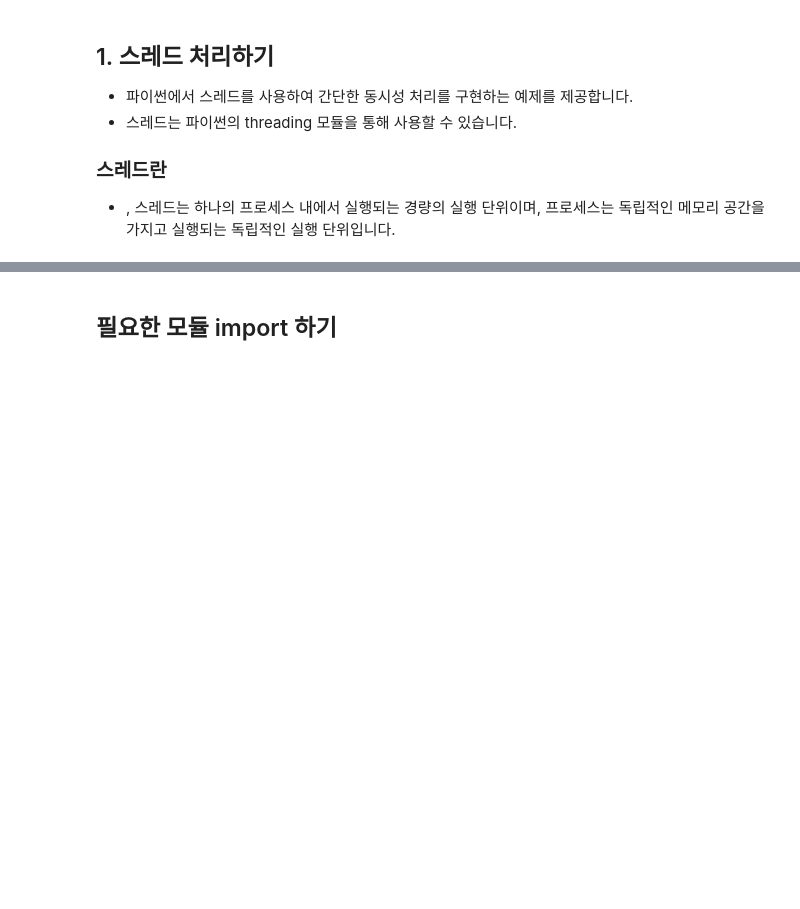
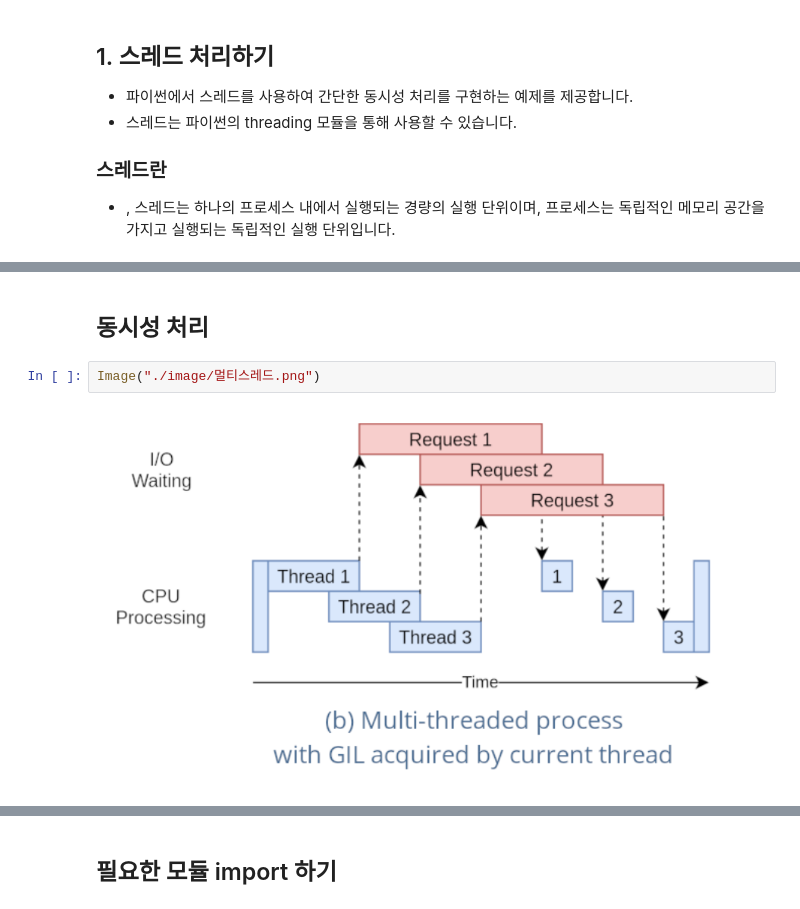
Before and after one commit to zerosum99/js_fluentpython_study, a Jupyter notebook: 2024_2월_2주차_동시성/1_1_동시성_mutlitheading_스레드 기초.ipynb, the cells around one changed output, grey strips where cells are left out. Cells and saved outputs as stored; diff of their text form; blank space fills up the shorter version.

```diff
--- a/2024_2월_2주차_동시성/1_1_동시성_mutlitheading_스레드 기초.ipynb
+++ b/2024_2월_2주차_동시성/1_1_동시성_mutlitheading_스레드 기초.ipynb
@@ -43,0 +56,6 @@ platform.python_version()
+# %% [markdown]
+## 동시성 처리
+# %%
+Image("./image/멀티스레드.png")
+# %% [output]
+[figure, added]
```
Also changed, not shown: parts of 33 cells of this notebook, 9 other files.
